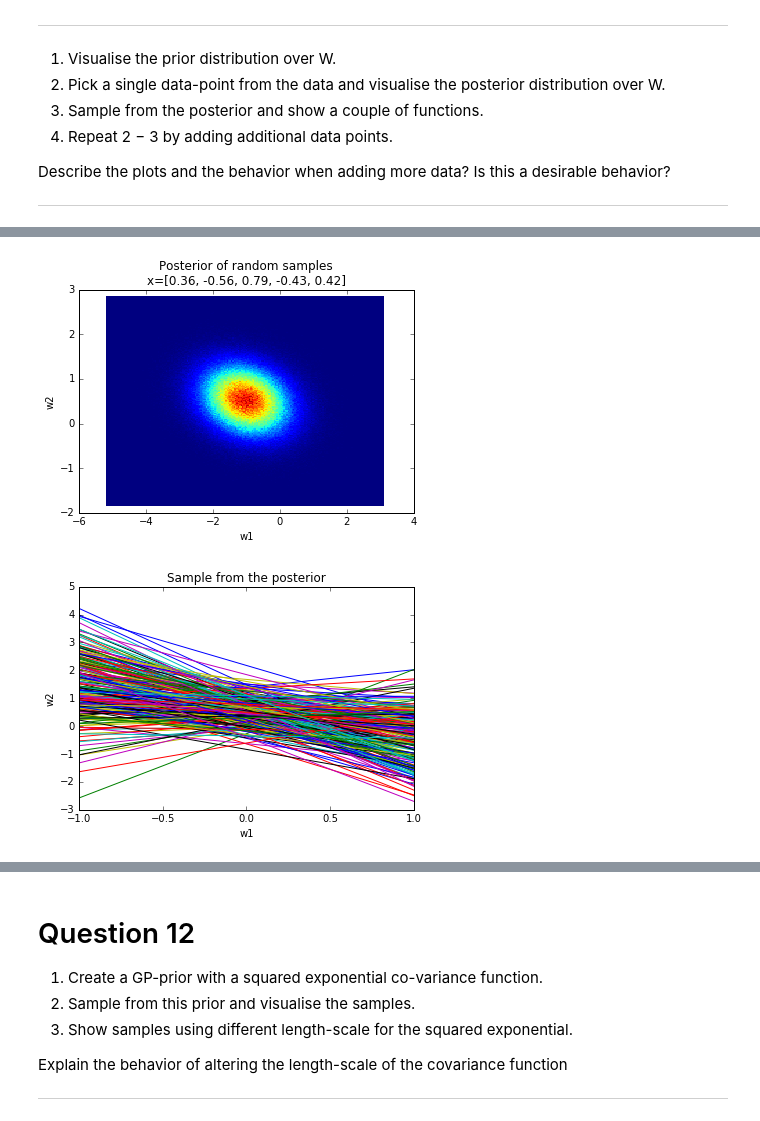
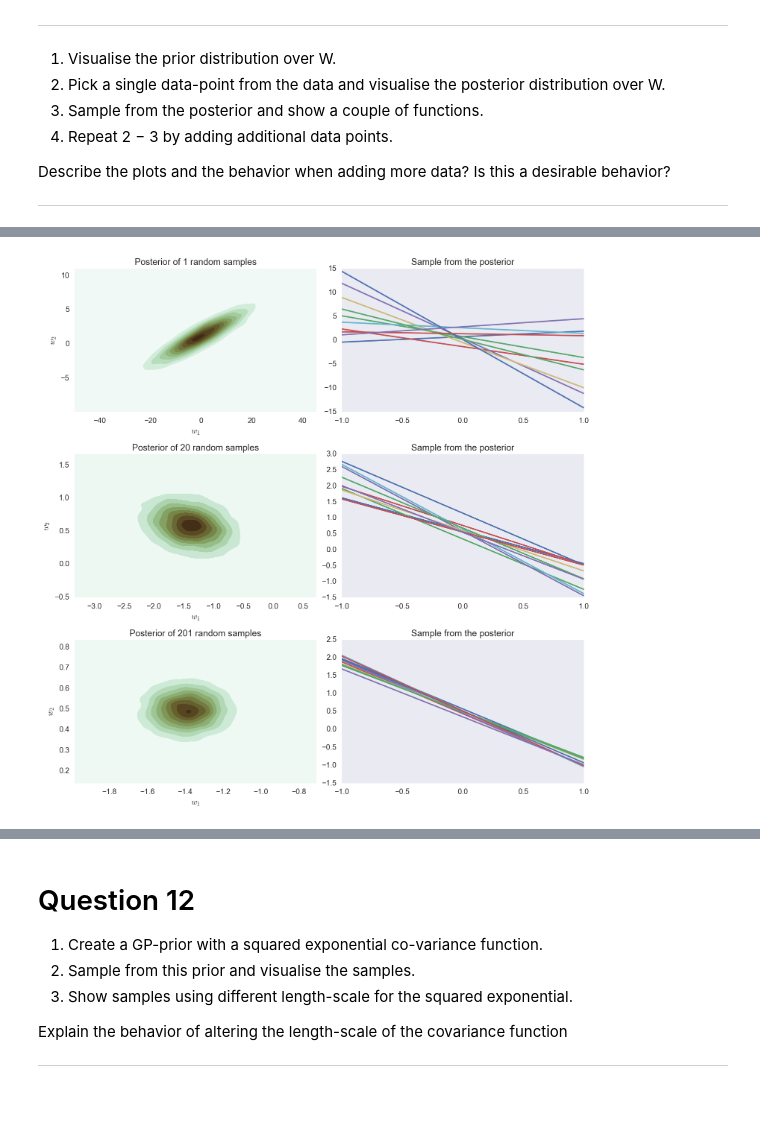
Before and after one commit to bxclib2/kth, a Jupyter notebook: Assignment1.ipynb, the cells around one changed output, grey strips where cells are left out. Cells and saved outputs as stored; diff of their text form; code cells hidden in the pictures.

```diff
--- a/Assignment1.ipynb
+++ b/Assignment1.ipynb
@@ -225,13 +284,14 @@ def get_posterior_sigma(X, sigma, cov):
     return inv(1./(sigma**2) * dot(X.T, X) + inv(cov))
 # %%
 mu = [0, 0]
-K = [[100, 0], [0, 100]]
-cov = K
+cov = np.eye(2) * 10**2
 sigma = 1
-wPrior = np.random.multivariate_normal(mu, K, 10000000)
-fig = visualize(wPrior)
-plt.xlabel('w1')
-plt.ylabel('w2')
-plt.title('Prior')
+wPrior = np.random.multivariate_normal(mu, cov, 10000)
+#fig = plt.figure()
+#ax = fig.add_axes([-1, 1, -1, 1])
+fig = visualize(wPrior, ax=plt)
+plt.xlabel('$w_1$')
+plt.ylabel('$w_2$')
+# plt.title('Prior')
 # %% [output]
 <matplotlib.text.Text at 0x...>
@@ -240,9 +300,9 @@ plt.title('Prior')
 x = np.linspace(-1, 1, 201)
 w = np.array([-1.3, 0.5])
 X = np.ones((len(x), 2))
-W = w
+W = w.reshape(1,2)
 X[:,0] = x
 Y = get_y(X, W)
 plt.plot(x,Y,'o')
-plt.title('Data')
+# plt.title('Data')
 # %% [output]
@@ -276,25 +311,32 @@ plt.show()
 # %%
+nr_samples = [1, 20, len(X)]
 shuffled_idx = np.random.permutation(len(X))
-idx = shuffled_idx[:5]
-samples = X[idx]
-labels = np.array(Y[idx])
-posterior_mean = get_posterior_mean(samples, labels, sigma, cov)
-posterior_sigma = get_posterior_sigma(samples, sigma, cov)
-dist = np.random.multivariate_normal(posterior_mean, posterior_sigma, 1000000)
+fig, axarr = plt.subplots(len(nr_samples), 2, figsize=(10, 10))
+plt.tight_layout(pad=0.4, w_pad=0.5, h_pad=3.0)
+for i in xrange(len(nr_samples)):
+    nr = nr_samples[i]
+    idx = shuffled_idx[:nr]
+    samples = X[[idx]]
+    labels = Y[idx]
+    posterior_mean = get_posterior_mean(samples, labels, sigma, cov)
+    posterior_sigma = get_posterior_sigma(samples, sigma, cov)
+    dist = np.random.multivariate_normal(posterior_mean, posterior_sigma, 10000)
+    visualize(dist, ax=axarr[i,0])
+    axarr[i,0].set_xlabel('$w_1$')
+    axarr[i,0].set_ylabel('$w_2$')
+    axarr[i,0].set_title('Posterior of %s random samples' % str(len(samples)))
+    #axarr[i,0].set_xlim(-3, 3)
+    #axarr[i,0].set_ylim(-3, 3)
+    #plt.show()
 
-visualize(dist)
-plt.xlabel('w1')
-plt.ylabel('w2')
-plt.title('Posterior of random samples\nx=[%s]' % ", ".join(['%.2f' % sample[0] for sample in samples]))
-plt.show()
-
-posterior_sample = dist[np.random.randint(0, dist.shape[0], len(x))]
-postY = get_y(X, posterior_sample)
-plt.plot(x, postY)
-plt.title('Sample from the posterior')
-plt.xlabel('w1')
-plt.ylabel('w2')
-plt.show()
+    dist_idx = np.random.randint(0, dist.shape[0], 10)
+    posterior_sample = dist[dist_idx]
+    plt_idx = np.random.permutation(len(X))[0:10]
+    postY = get_y(X, posterior_sample, False)
+    axarr[i,1].plot(x, postY)
+    axarr[i,1].set_title('Sample from the posterior')
+    #axarr[i,1].set_xlabel('w1')
+    #axarr[i,1].set_ylabel('w2')
+    #plt.show()
 # %% [output]
-[figure, old version]
+[figure, new version]
-[figure, removed]
```
Also changed, not shown: parts of 79 cells of this notebook, 14 other files.
